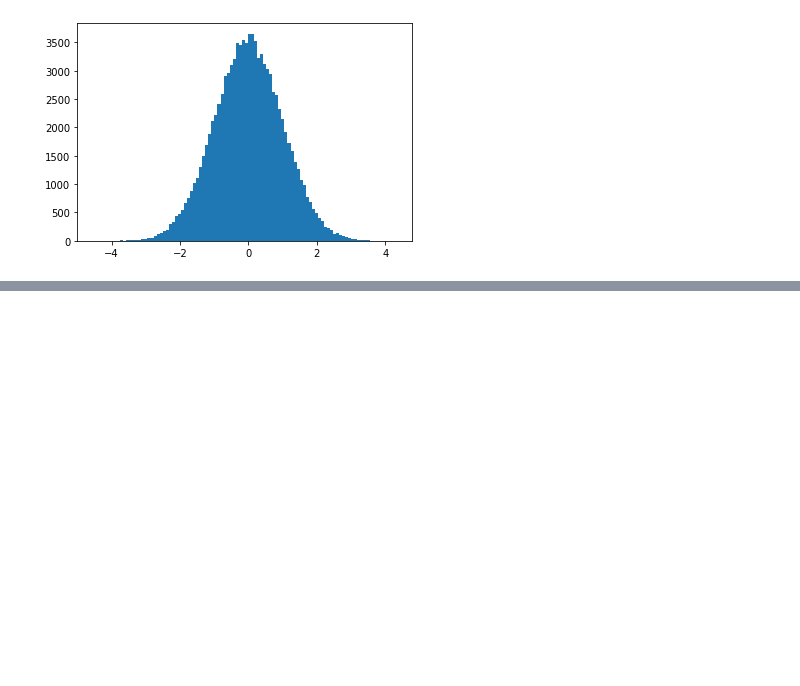
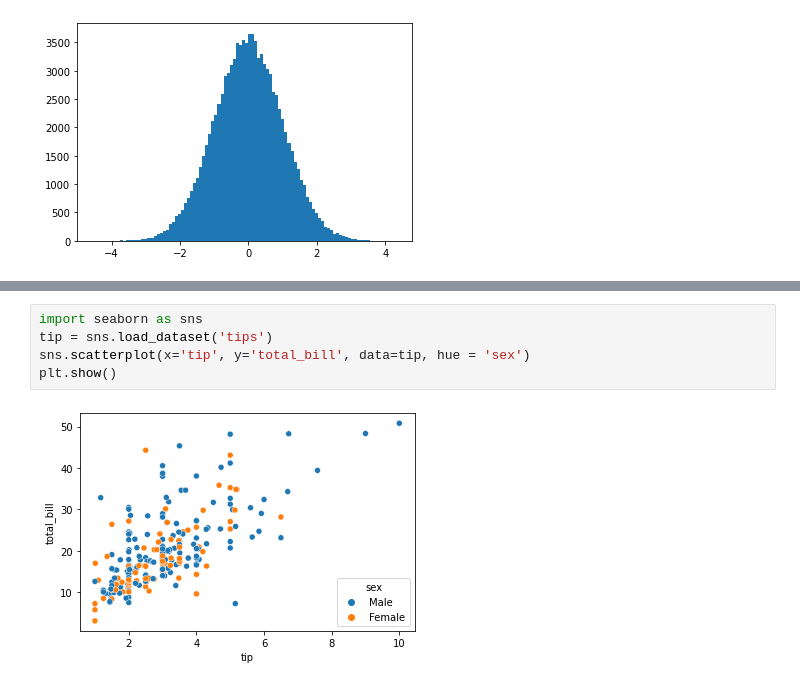
Before and after one commit to chi-hun/pandas-note, a Jupyter notebook: pandas_note.ipynb, the cells around one changed output, grey strips where cells are left out. Drawn from its saved outputs; the diff is of its cells as text; blank space fills up the shorter version.

```diff
--- a/pandas_note.ipynb
+++ b/pandas_note.ipynb
@@ -686,0 +700,7 @@ plt.show()
+# %%
+import seaborn as sns
+tip = sns.load_dataset('tips')
+sns.scatterplot(x='tip', y='total_bill', data=tip, hue = 'sex')
+plt.show()
+# %% [output]
+[figure, added]
```
Also changed, not shown: parts of 2 cells of this notebook.
